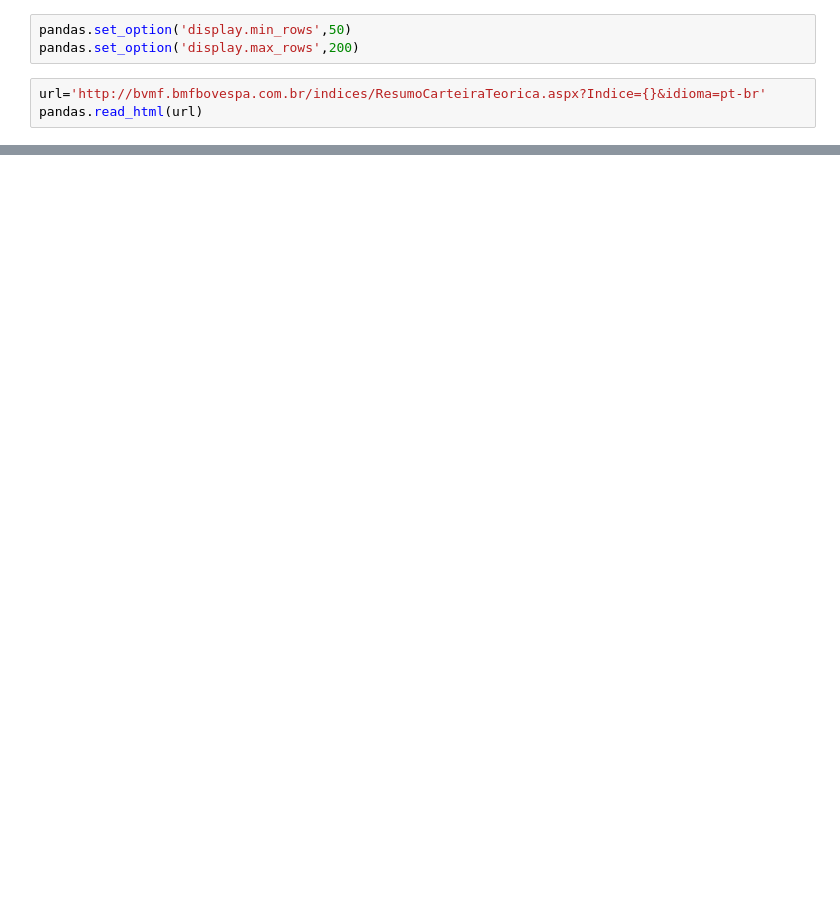
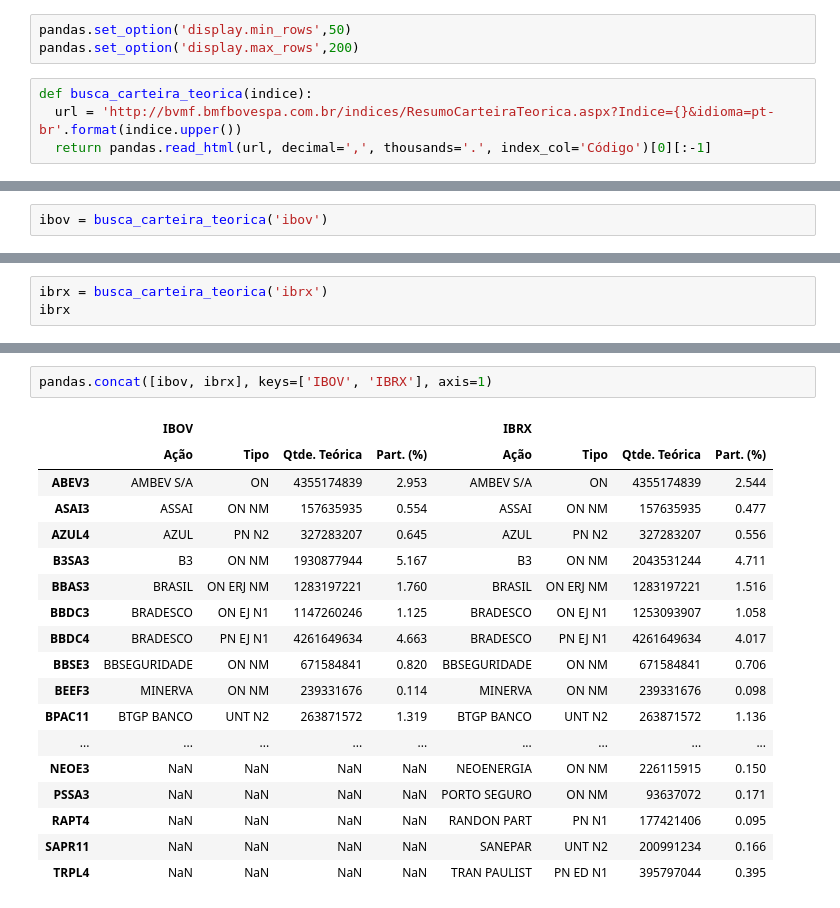
Before and after one commit to allpedroza/python-dataanalysis, a Jupyter notebook: scrapping_B3.ipynb, the cells around one changed output, grey strips where cells are left out. Drawn from its saved outputs; the diff is of its cells as text; blank space fills up the shorter version.

```diff
--- a/scrapping_B3.ipynb
+++ b/scrapping_B3.ipynb
@@ -31,5 +27,6 @@ Successfully installed lxml-4.6.3 yfinance-0.1.59
 pandas.set_option('display.min_rows',50)
 pandas.set_option('display.max_rows',200)
 # %%
-url='http://bvmf.bmfbovespa.com.br/indices/ResumoCarteiraTeorica.aspx?Indice={}&idioma=pt-br'
-pandas.read_html(url)
+def busca_carteira_teorica(indice):
+  url = 'http://bvmf.bmfbovespa.com.br/indices/ResumoCarteiraTeorica.aspx?Indice={}&idioma=pt-br'.format(indice.upper())
+  return pandas.read_html(url, decimal=',', thousands='.', index_col='Código')[0][:-1]
@@ -37,0 +33,2 @@ ValueError: ignored
+# %%
+ibov = busca_carteira_teorica('ibov')
@@ -37,0 +78,3 @@ ValueError: ignored
+# %%
+ibrx = busca_carteira_teorica('ibrx')
+ibrx
@@ -37,0 +100,21 @@ ValueError: ignored
+# %%
+pandas.concat([ibov, ibrx], keys=['IBOV', 'IBRX'], axis=1)
+# %% [output]
+|  | IBOV |  |  |  | IBRX |  |  |  |
+|  | Ação | Tipo | Qtde. Teórica | Part. (%) | Ação | Tipo | Qtde. Teórica | Part. (%) |
+| ABEV3 | AMBEV S/A | ON | 4355174839 | 2.953 | AMBEV S/A | ON | 4355174839 | 2.544 |
+| ASAI3 | ASSAI | ON NM | 157635935 | 0.554 | ASSAI | ON NM | 157635935 | 0.477 |
+| AZUL4 | AZUL | PN N2 | 327283207 | 0.645 | AZUL | PN N2 | 327283207 | 0.556 |
+| B3SA3 | B3 | ON NM | 1930877944 | 5.167 | B3 | ON NM | 2043531244 | 4.711 |
+| BBAS3 | BRASIL | ON ERJ NM | 1283197221 | 1.760 | BRASIL | ON ERJ NM | 1283197221 | 1.516 |
+| BBDC3 | BRADESCO | ON EJ N1 | 1147260246 | 1.125 | BRADESCO | ON EJ N1 | 1253093907 | 1.058 |
+| BBDC4 | BRADESCO | PN EJ N1 | 4261649634 | 4.663 | BRADESCO | PN EJ N1 | 4261649634 | 4.017 |
+| BBSE3 | BBSEGURIDADE | ON NM | 671584841 | 0.820 | BBSEGURIDADE | ON NM | 671584841 | 0.706 |
+| BEEF3 | MINERVA | ON NM | 239331676 | 0.114 | MINERVA | ON NM | 239331676 | 0.098 |
+| BPAC11 | BTGP BANCO | UNT N2 | 263871572 | 1.319 | BTGP BANCO | UNT N2 | 263871572 | 1.136 |
+| ... | ... | ... | ... | ... | ... | ... | ... | ... |
+| NEOE3 | NaN | NaN | NaN | NaN | NEOENERGIA | ON NM | 226115915 | 0.150 |
+| PSSA3 | NaN | NaN | NaN | NaN | PORTO SEGURO | ON NM | 93637072 | 0.171 |
+| RAPT4 | NaN | NaN | NaN | NaN | RANDON PART | PN N1 | 177421406 | 0.095 |
+| SAPR11 | NaN | NaN | NaN | NaN | SANEPAR | UNT N2 | 200991234 | 0.166 |
+| TRPL4 | NaN | NaN | NaN | NaN | TRAN PAULIST | PN ED N1 | 395797044 | 0.395 |
```
Also changed, not shown: parts of 5 cells of this notebook.
